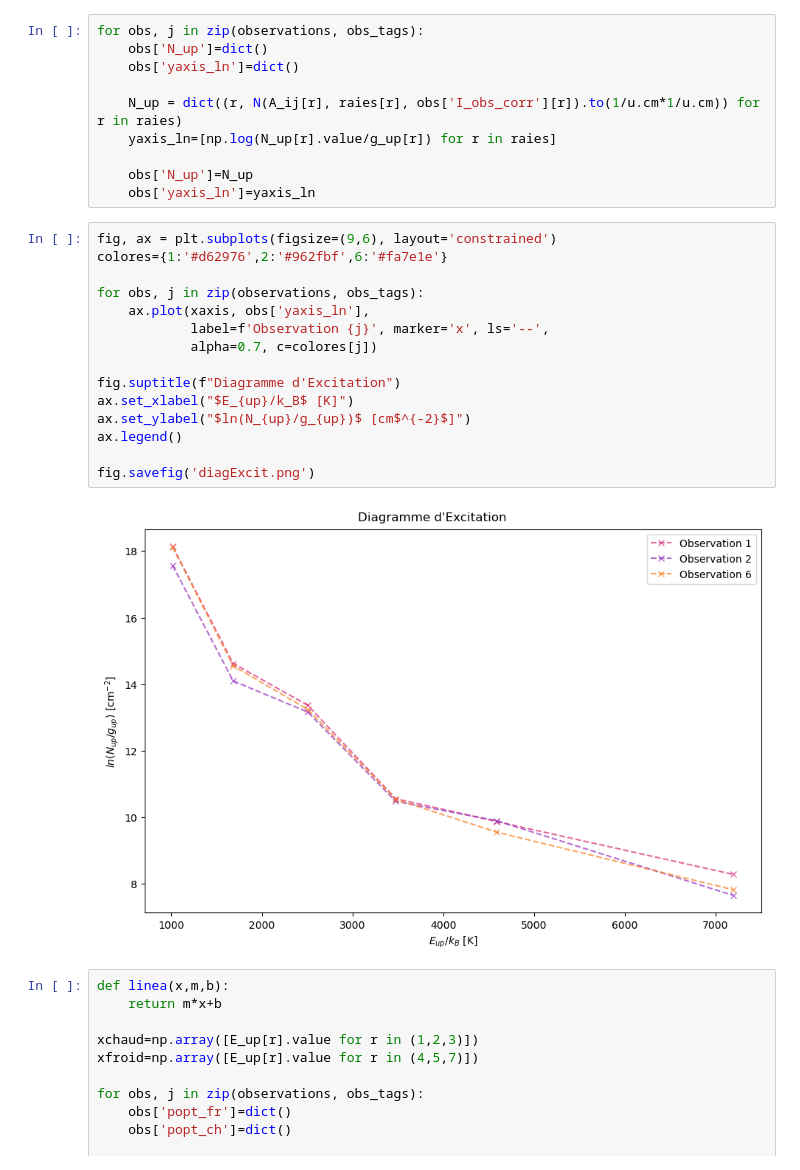
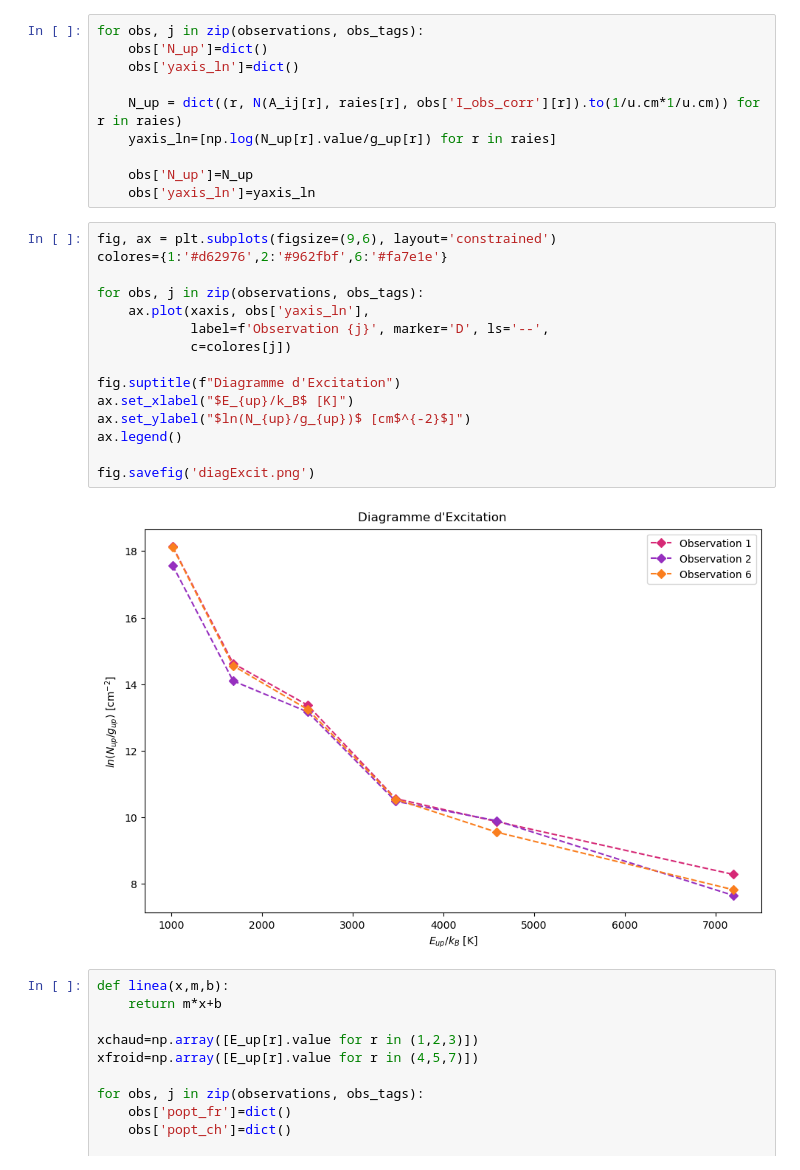
Before and after one commit to georgina-sampson/M04-Shocks, a Jupyter notebook: s06.ipynb, the cells around one changed output. Drawn from its saved outputs; the diff is of its cells as text.

```diff
--- a/s06.ipynb
+++ b/s06.ipynb
@@ -323,20 +323,20 @@ for obs, j in zip(observations, obs_tags):
 # %%
 fig, ax = plt.subplots(figsize=(9,6), layout='constrained')
 colores={1:'#d62976',2:'#962fbf',6:'#fa7e1e'}
 
 for obs, j in zip(observations, obs_tags):
     ax.plot(xaxis, obs['yaxis_ln'],
-            label=f'Observation {j}', marker='x', ls='--',
-            alpha=0.7, c=colores[j])
+            label=f'Observation {j}', marker='D', ls='--',
+            c=colores[j])
 
 fig.suptitle(f"Diagramme d'Excitation")
 ax.set_xlabel("$E_{up}/k_B$ [K]")
 ax.set_ylabel("$ln(N_{up}/g_{up})$ [cm$^{-2}$]")
 ax.legend()
 
 fig.savefig('diagExcit.png')
 # %% [output]
-[figure, old version]
+[figure, new version]
 # %%
 def linea(x,m,b):
     return m*x+b
```
Also changed, not shown: parts of 4 cells of this notebook, 2 other files.
